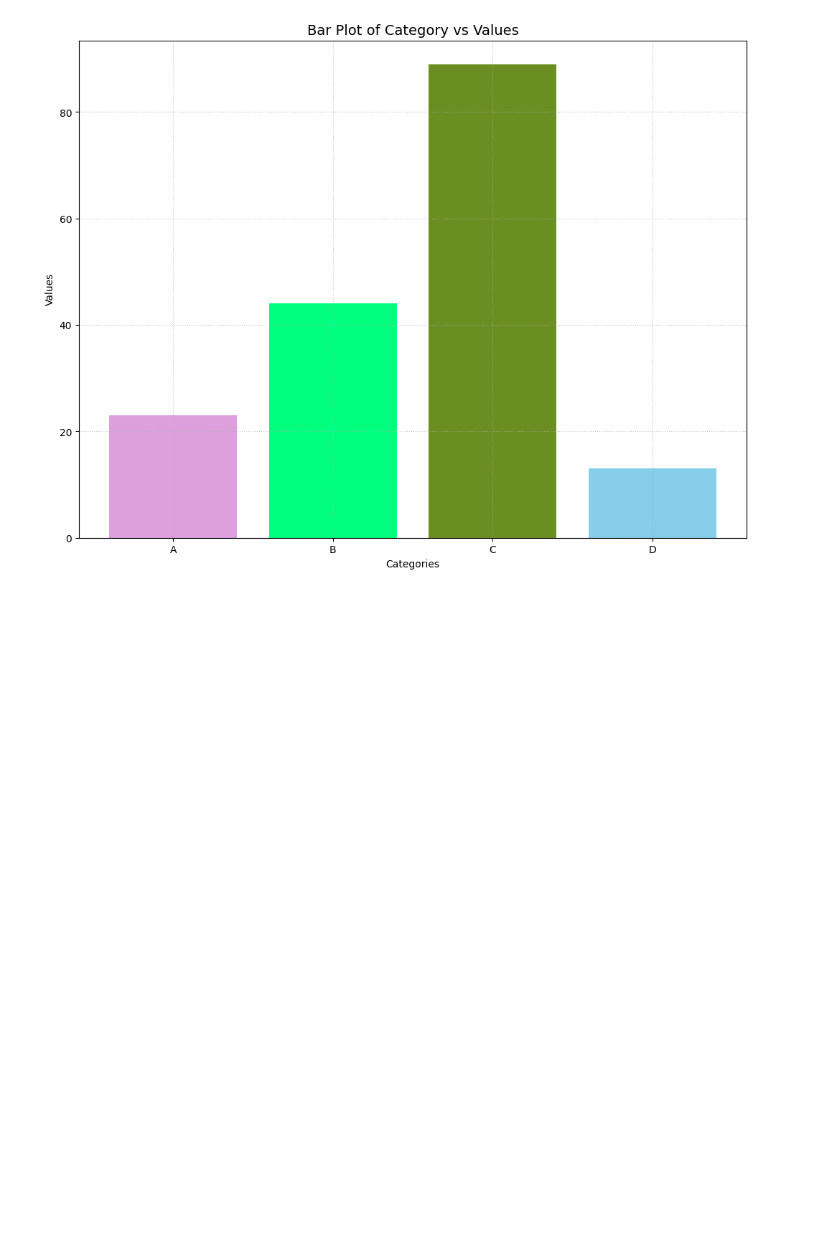
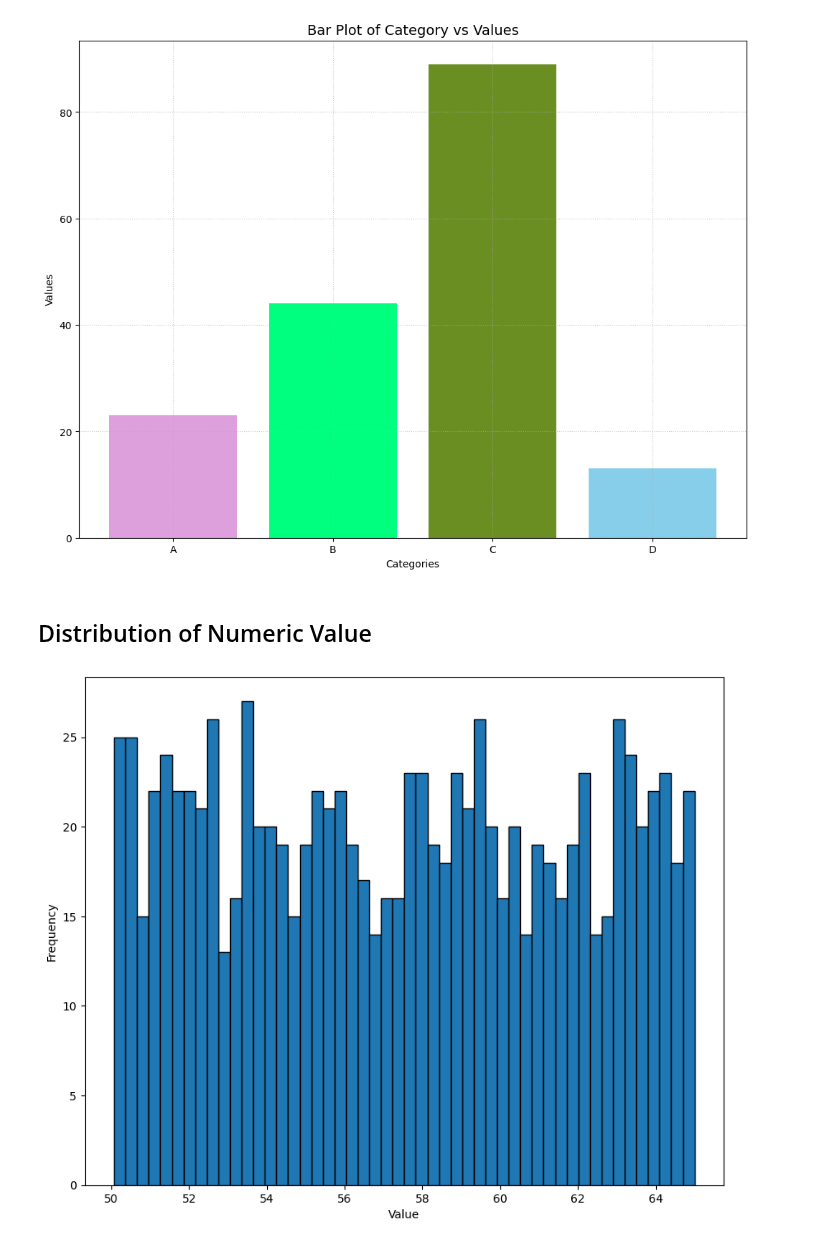
Before and after one commit to khoulaCode/machine-learning-code-orbit, a Jupyter notebook: team_members/from_sulaiman/data_maipulation_pandas.ipynb, the cells around one changed output. Drawn from its saved outputs; the diff is of its cells as text; code cells hidden in the pictures; blank space fills up the shorter version.

Commit message:
plotting and dealing with null and duplicate values lessons (#90)

```diff
--- a/team_members/from_sulaiman/data_maipulation_pandas.ipynb
+++ b/team_members/from_sulaiman/data_maipulation_pandas.ipynb
@@ -637,3 +637,15 @@ plt.grid(True, linestyle=':', alpha=0.7)
 plt.show()
 # %% [output]
 [figure]
+# %% [markdown]
+## Distribution of Numeric Value
+# %%
+data_his = np.random.rand(1000) * 15 + 50
+plt.figure(figsize = (10, 8))
+plt.hist(data_his, edgecolor = 'black', bins = 50)
+plt.xlabel('Value')
+plt.ylabel('Frequency')
+
+plt.show()
+# %% [output]
+[figure, added]
```
Also changed, not shown: parts of 46 cells of this notebook, 2 other files.
